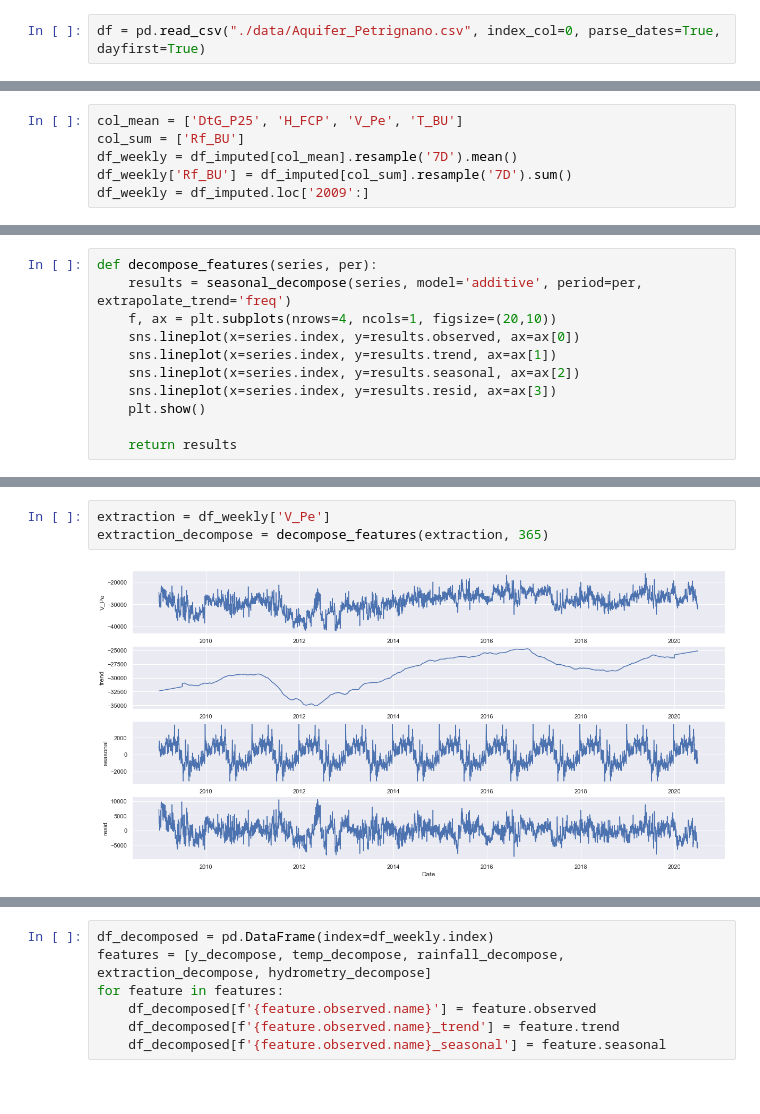
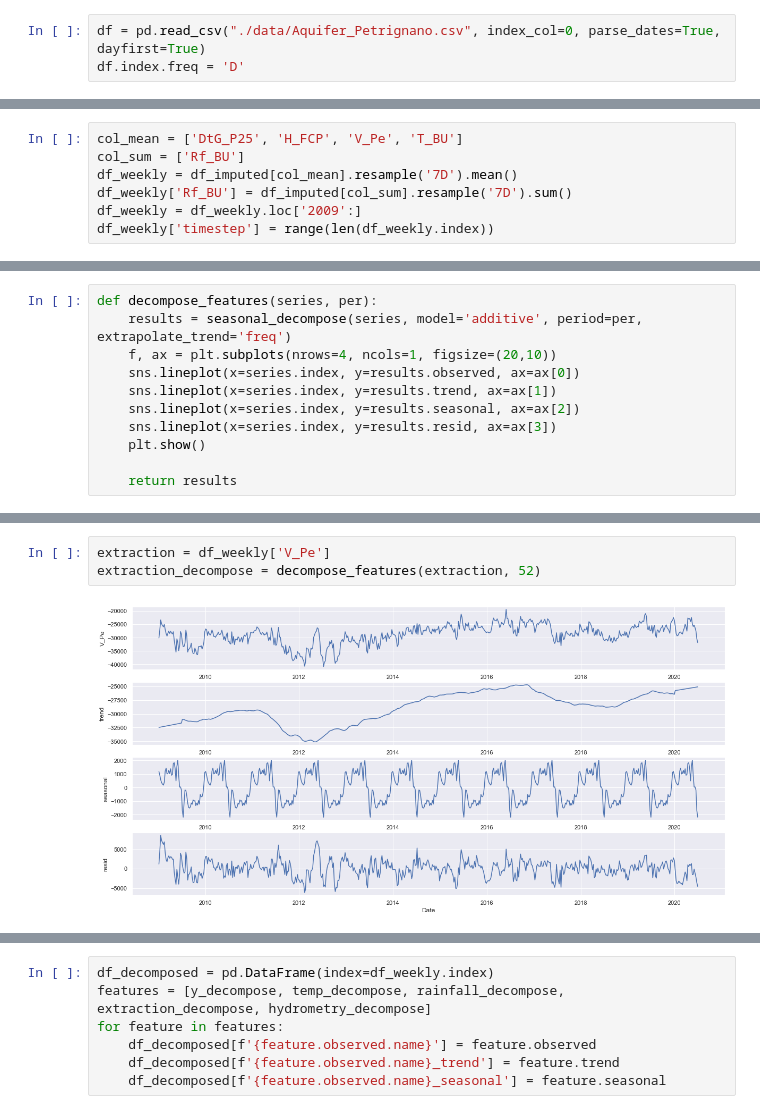
Before and after one commit to mfriebel/waterlevel_prediction, a Jupyter notebook: eda_Petrignano_2.ipynb, the cells around one changed output, grey strips where cells are left out. Cells and saved outputs as stored; diff of their text form.

```diff
--- a/eda_Petrignano_2.ipynb
+++ b/eda_Petrignano_2.ipynb
@@ -33,6 +39,7 @@ def plot_time_series(dataframe, min_date, max_date, size):
     plt.show()
 # %%
 df = pd.read_csv("./data/Aquifer_Petrignano.csv", index_col=0, parse_dates=True, dayfirst=True)
+df.index.freq = 'D'
 # %%
 print(df.columns)
 columns = ['Rf_BU', 'DtG_P24', 'DtG_P25', 'T_BU', 'T_Pe', 'V_Pe', 'H_FCP']
@@ -190,7 +197,8 @@ col_mean = ['DtG_P25', 'H_FCP', 'V_Pe', 'T_BU']
 col_sum = ['Rf_BU']
 df_weekly = df_imputed[col_mean].resample('7D').mean()
 df_weekly['Rf_BU'] = df_imputed[col_sum].resample('7D').sum()
-df_weekly = df_imputed.loc['2009':]
+df_weekly = df_weekly.loc['2009':]
+df_weekly['timestep'] = range(len(df_weekly.index))
 # %% [markdown]
 ### Decompose features
 # %%
@@ -221,7 +229,7 @@ rainfall_decompose = decompose_features(rainfall, 365)
 # %%
 extraction = df_weekly['V_Pe']
-extraction_decompose = decompose_features(extraction, 365)
+extraction_decompose = decompose_features(extraction, 52)
 # %% [output]
-[figure, old version]
+[figure, new version]
 # %%
 hydrometry = df_weekly['H_FCP']
```
Also changed, not shown: parts of 85 cells of this notebook.
